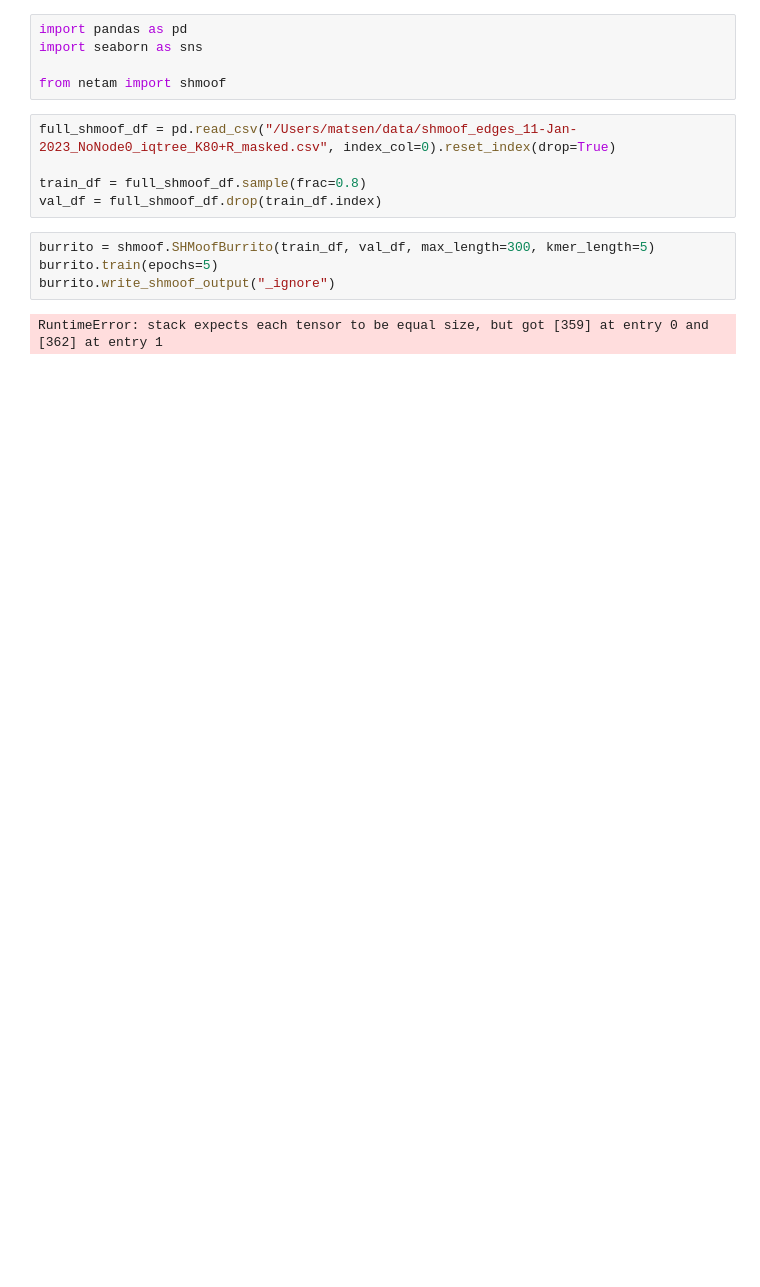
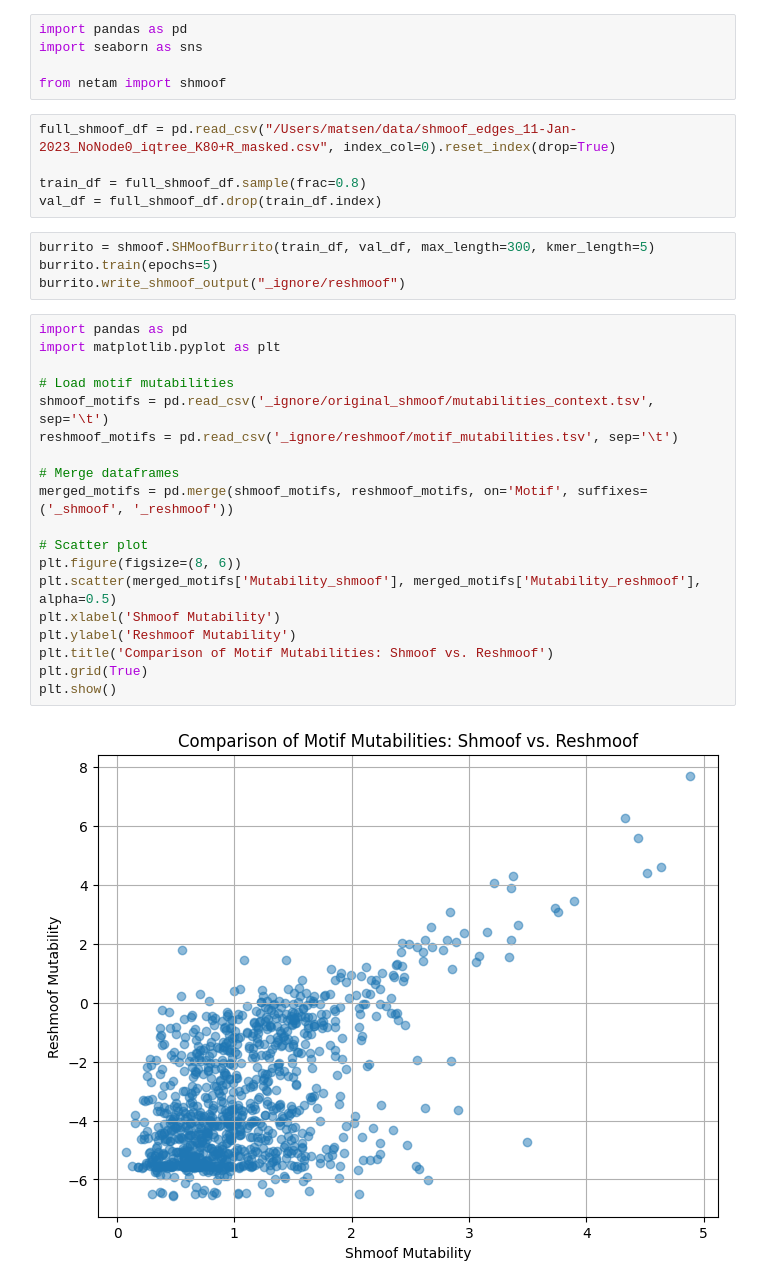
Before and after one commit to matsengrp/netam, a Jupyter notebook: notebooks/reshmoof.ipynb, the cells around one changed output. Saved outputs shown, nothing was run; the diff lists cells and outputs as text; blank space fills up the shorter version.

Commit message:
plots

```diff
--- a/notebooks/reshmoof.ipynb
+++ b/notebooks/reshmoof.ipynb
@@ -11,6 +11,25 @@ val_df = full_shmoof_df.drop(train_df.index)
 # %%
 burrito = shmoof.SHMoofBurrito(train_df, val_df, max_length=300, kmer_length=5)
 burrito.train(epochs=5)
-burrito.write_shmoof_output("_ignore")
+burrito.write_shmoof_output("_ignore/reshmoof")
-# %% [output]
-RuntimeError: stack expects each tensor to be equal size, but got [359] at entry 0 and [362] at entry 1
+# %%
+import pandas as pd
+import matplotlib.pyplot as plt
+
+# Load motif mutabilities
+shmoof_motifs = pd.read_csv('_ignore/original_shmoof/mutabilities_context.tsv', sep='\t')
+reshmoof_motifs = pd.read_csv('_ignore/reshmoof/motif_mutabilities.tsv', sep='\t')
+
+# Merge dataframes
+merged_motifs = pd.merge(shmoof_motifs, reshmoof_motifs, on='Motif', suffixes=('_shmoof', '_reshmoof'))
+
+# Scatter plot
+plt.figure(figsize=(8, 6))
+plt.scatter(merged_motifs['Mutability_shmoof'], merged_motifs['Mutability_reshmoof'], alpha=0.5)
+plt.xlabel('Shmoof Mutability')
+plt.ylabel('Reshmoof Mutability')
+plt.title('Comparison of Motif Mutabilities: Shmoof vs. Reshmoof')
+plt.grid(True)
+plt.show()
+# %% [output]
+[figure, added]
```
Also changed, not shown: parts of 1 cell of this notebook.
